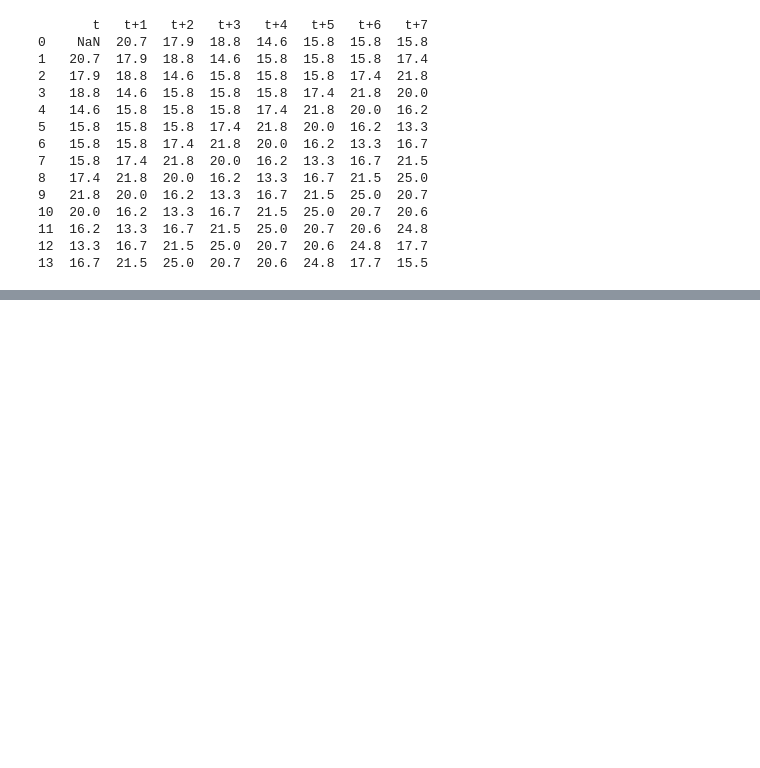
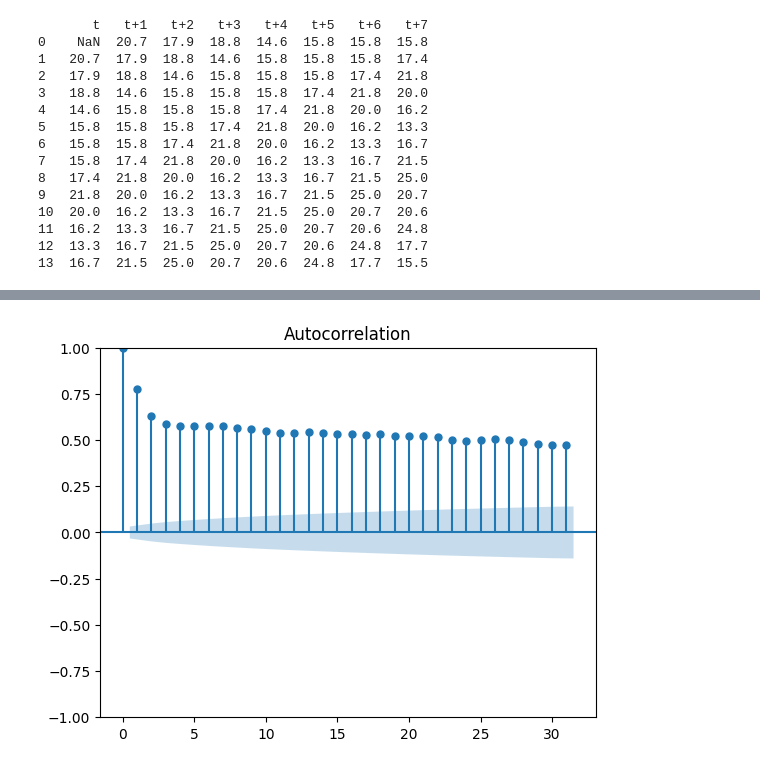
Before and after one commit to gregorywmorris/guided_projects, a Jupyter notebook: time_series/introduction_to_series_forecasting.ipynb, the cells around one changed output, grey strips where cells are left out. Cells and saved outputs as stored; diff of their text form; code cells hidden in the pictures; blank space fills up the shorter version.

```diff
--- a/time_series/introduction_to_series_forecasting.ipynb
+++ b/time_series/introduction_to_series_forecasting.ipynb
@@ -1971,0 +2013,10 @@ print(dataframe.head(14))
+# %%
+# autocorrelation plot of time series
+from pandas import read_csv
+from matplotlib import pyplot
+from statsmodels.graphics.tsaplots import plot_acf
+series = read_csv('daily-min-temperatures.csv', parse_dates=True, header=0,index_col=0, on_bad_lines='skip').squeeze('columns')
+plot_acf(series, lags=31)
+pyplot.show()
+# %% [output]
+[figure, added]
```
Also changed, not shown: parts of 14 cells of this notebook.
